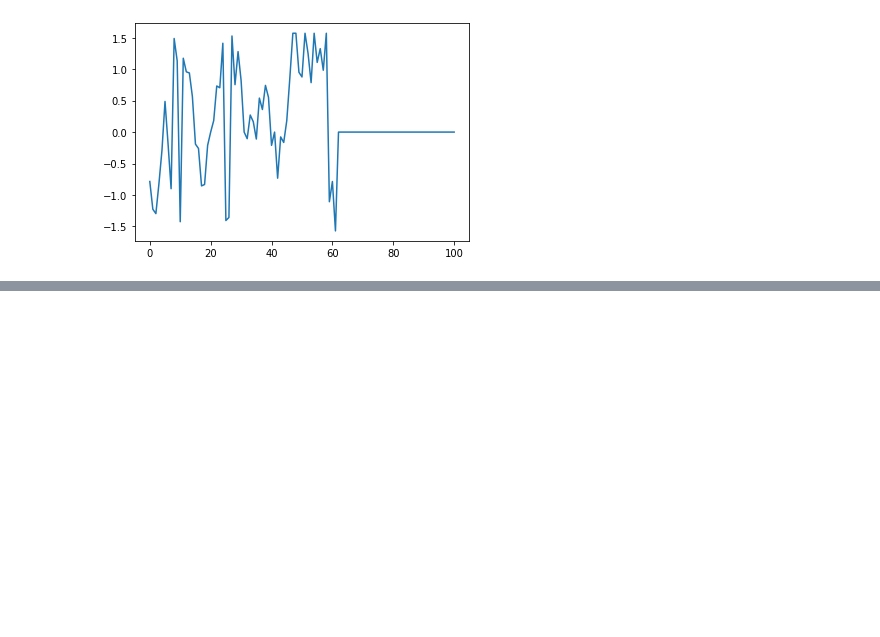
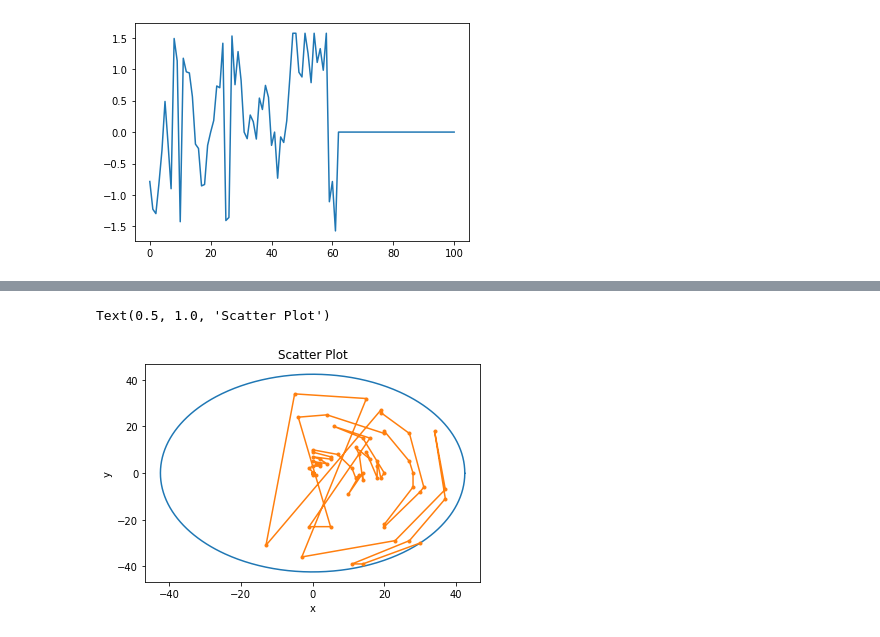
Before and after one commit to mzargham/fantasy-cadcad, a Jupyter notebook: block_notebook.ipynb, the cells around one changed output, grey strips where cells are left out. Drawn from its saved outputs; the diff is of its cells as text; code cells hidden in the pictures; blank space fills up the shorter version.

```diff
--- a/block_notebook.ipynb
+++ b/block_notebook.ipynb
@@ -211,0 +212,20 @@ Text(0.5, 1.0, 'Scatter Plot')
+# %%
+R = np.max(magnitudes)
+
+xc=[]
+yc=[]
+
+for theta in np.arange(0,2*np.pi,.01):
+    xc.append(R*np.cos(theta))
+    yc.append(R*np.sin(theta))
+
+pos = np.array(positions)
+
+plt.plot(xc,yc)
+plt.plot(pos.T[0], pos.T[1], '.-')
+plt.xlabel("x")
+plt.ylabel("y")
+plt.title("Scatter Plot")
+# %% [output]
+Text(0.5, 1.0, 'Scatter Plot')
+[figure, added]
```
Also changed, not shown: parts of 1 cell of this notebook.
